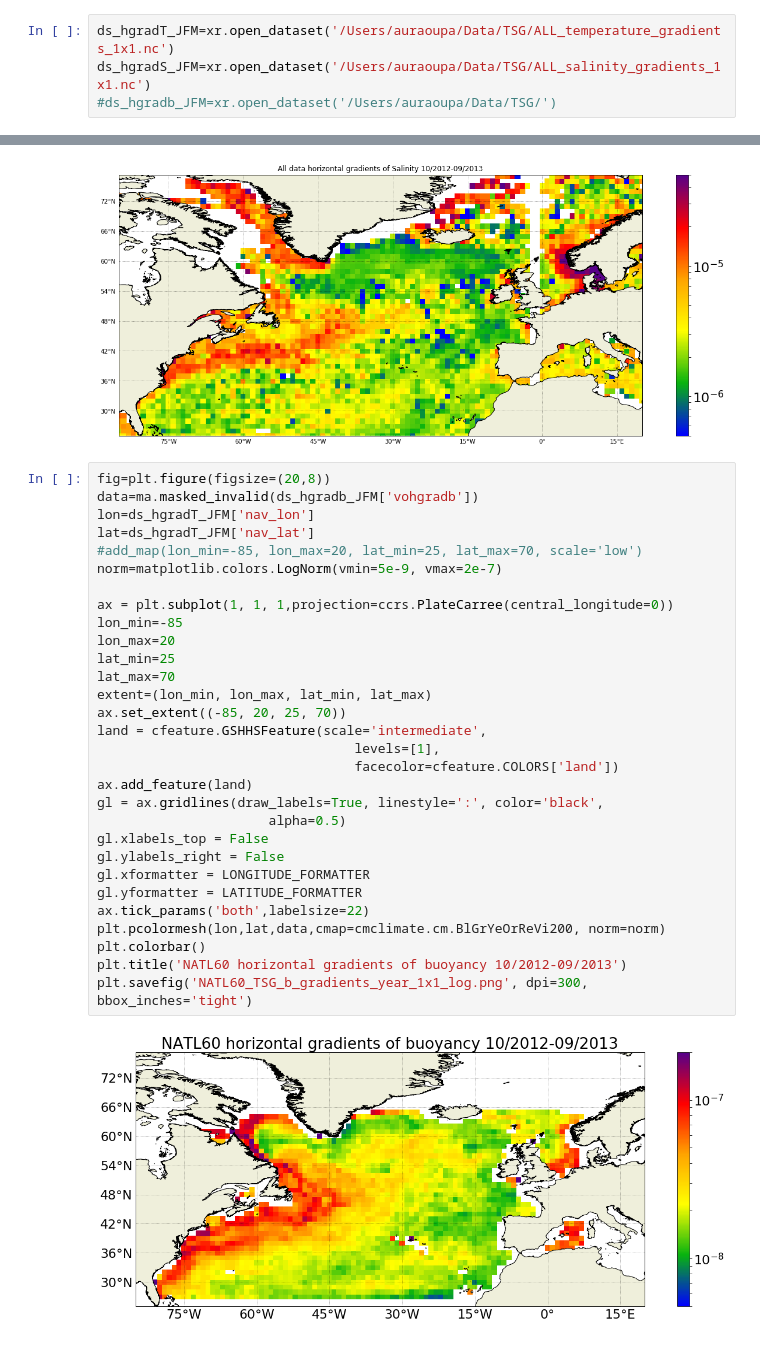
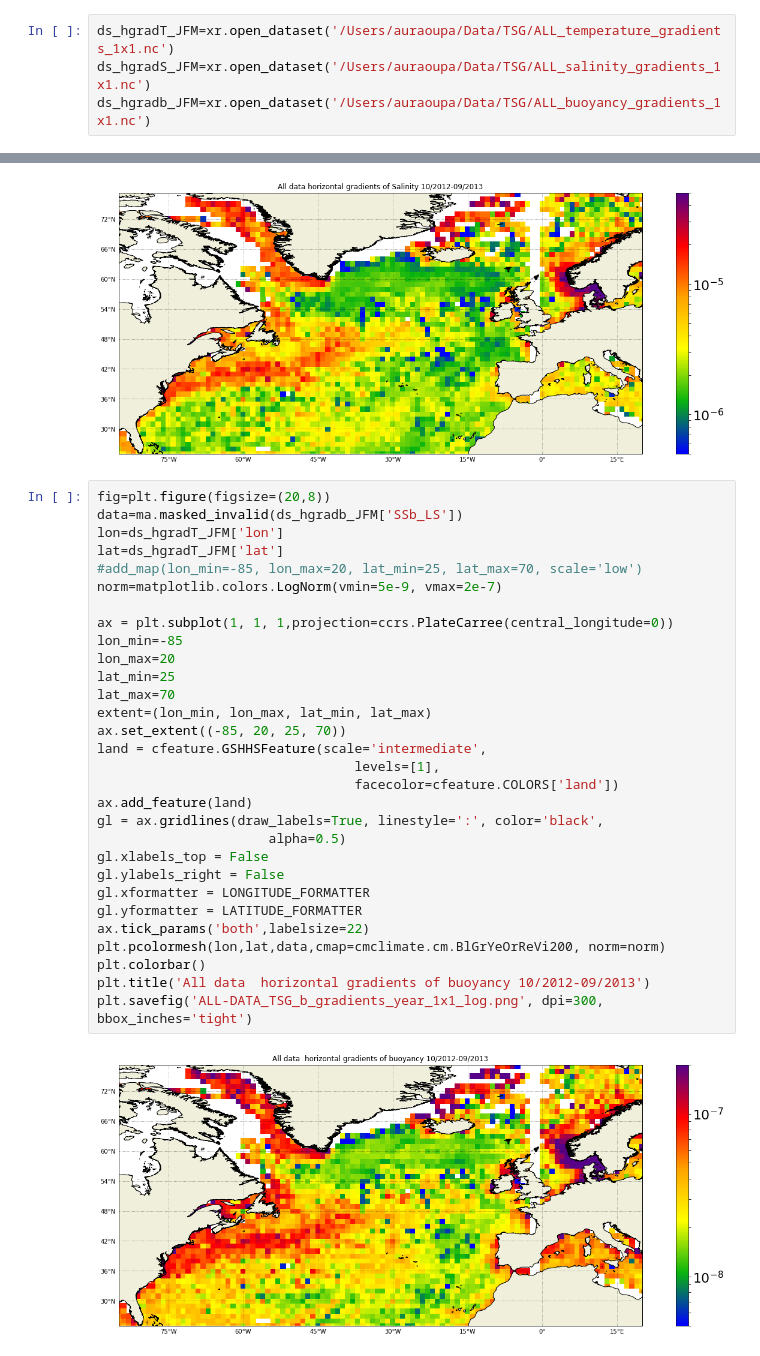
Before and after one commit to auraoupa/CMEMS-diags, a Jupyter notebook: TSG_Guillaume/2018-12-04-AA-cartes-TSG-binning-groupby-median-log-year-data-mac.ipynb, the cells around one changed output, grey strips where cells are left out. Drawn from its saved outputs; the diff is of its cells as text.

```diff
--- a/TSG_Guillaume/2018-12-04-AA-cartes-TSG-binning-groupby-median-log-year-data-mac.ipynb
+++ b/TSG_Guillaume/2018-12-04-AA-cartes-TSG-binning-groupby-median-log-year-data-mac.ipynb
@@ -28,7 +28,7 @@ from cartopy.mpl.gridliner import LONGITUDE_FORMATTER, LATITUDE_FORMATTER
 # %%
 ds_hgradT_JFM=xr.open_dataset('/Users/auraoupa/Data/TSG/ALL_temperature_gradients_1x1.nc')
 ds_hgradS_JFM=xr.open_dataset('/Users/auraoupa/Data/TSG/ALL_salinity_gradients_1x1.nc')
-#ds_hgradb_JFM=xr.open_dataset('/Users/auraoupa/Data/TSG/')
+ds_hgradb_JFM=xr.open_dataset('/Users/auraoupa/Data/TSG/ALL_buoyancy_gradients_1x1.nc')
 # %%
 hgradT_JFM=ds_hgradT_JFM['SST_LS']
 hgradS_JFM=ds_hgradS_JFM['SSS_LS']
@@ -147,34 +147,34 @@ plt.savefig('ALL-DATA_TSG_S_gradients_year_1x1_log.png', dpi=300, bbox_inches='t
 [figure]
 # %%
 fig=plt.figure(figsize=(20,8))
-data=ma.masked_invalid(ds_hgradb_JFM['vohgradb'])
-lon=ds_hgradT_JFM['nav_lon']
-lat=ds_hgradT_JFM['nav_lat']
+data=ma.masked_invalid(ds_hgradb_JFM['SSb_LS'])
+lon=ds_hgradT_JFM['lon']
+lat=ds_hgradT_JFM['lat']
 #add_map(lon_min=-85, lon_max=20, lat_min=25, lat_max=70, scale='low')
 norm=matplotlib.colors.LogNorm(vmin=5e-9, vmax=2e-7)
 
 ax = plt.subplot(1, 1, 1,projection=ccrs.PlateCarree(central_longitude=0))
 lon_min=-85
 lon_max=20
 lat_min=25
 lat_max=70
 extent=(lon_min, lon_max, lat_min, lat_max)
 ax.set_extent((-85, 20, 25, 70))
 land = cfeature.GSHHSFeature(scale='intermediate',
                                  levels=[1],
                                  facecolor=cfeature.COLORS['land'])
 ax.add_feature(land)
 gl = ax.gridlines(draw_labels=True, linestyle=':', color='black',
                       alpha=0.5)
 gl.xlabels_top = False
 gl.ylabels_right = False
 gl.xformatter = LONGITUDE_FORMATTER
 gl.yformatter = LATITUDE_FORMATTER
 ax.tick_params('both',labelsize=22)
 plt.pcolormesh(lon,lat,data,cmap=cmclimate.cm.BlGrYeOrReVi200, norm=norm)
 plt.colorbar()
-plt.title('NATL60 horizontal gradients of buoyancy 10/2012-09/2013')
-plt.savefig('NATL60_TSG_b_gradients_year_1x1_log.png', dpi=300, bbox_inches='tight')
+plt.title('All data  horizontal gradients of buoyancy 10/2012-09/2013')
+plt.savefig('ALL-DATA_TSG_b_gradients_year_1x1_log.png', dpi=300, bbox_inches='tight')
 # %% [output]
-[figure, old version]
+[figure, new version]
 # %%
```
Also changed, not shown: parts of 2 cells of this notebook, 1 other file.
